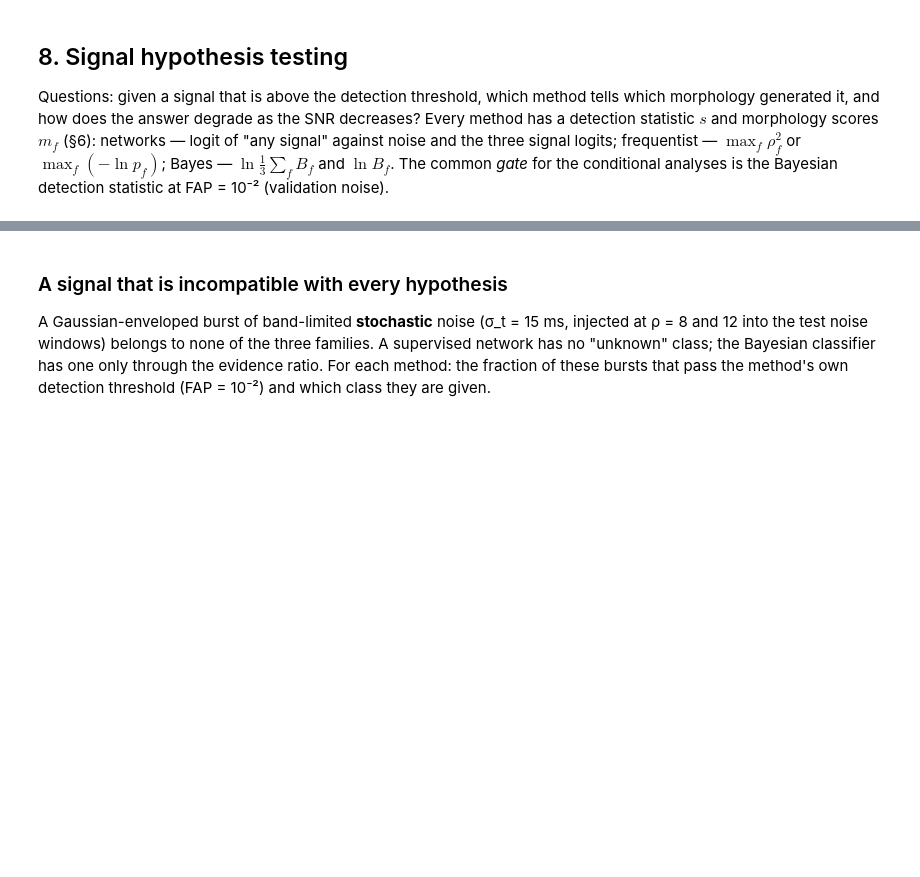
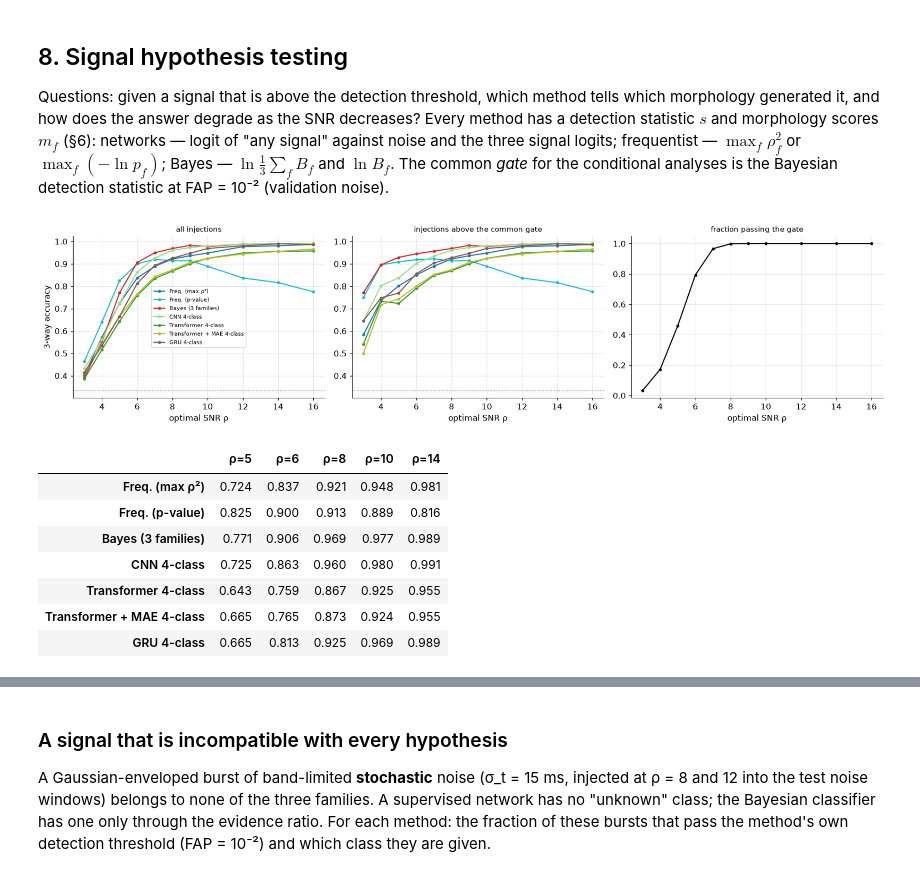
Before and after one commit to gmoretti03/GWOSC, a Jupyter notebook: Code_General/06_sequence_models_hypothesis_testing.ipynb, the cells around one changed output, grey strips where cells are left out. Cells and saved outputs as stored; diff of their text form; code cells hidden in the pictures; blank space fills up the shorter version.

```diff
--- a/Code_General/06_sequence_models_hypothesis_testing.ipynb
+++ b/Code_General/06_sequence_models_hypothesis_testing.ipynb
@@ -425,34 +529,44 @@ Questions: given a signal that is above the detection threshold, which method te
 # %%
 MC = ["Freq. (max ρ²)", "Freq. (p-value)", "Bayes (3 families)", "CNN 4-class", "Transformer 4-class", "Transformer + MAE 4-class", "GRU 4-class"]
 mcol = {"Freq. (max ρ²)": g.COLORS["freq"], "Freq. (p-value)": "#17becf", "Bayes (3 families)": g.COLORS["bayes"], "CNN 4-class": "#98df8a", "Transformer 4-class": g.COLORS["ml"], "Transformer + MAE 4-class": "#bcbd22", "GRU 4-class": "#8c564b"}
 def decide4(name, st):
     """4-class decision: noise below the FAP = 1e-2 threshold of the method's own statistic, else the highest morphology score."""
     s, m = st[name]; return np.where(s > thr(name, FAP), 1 + m.argmax(1), 0)
 TRUE = {k: i + 1 for i, k in enumerate(g.MORPHS)}
 gate = lambda st: st["Bayes (3 families)"][0] > thr("Bayes (3 families)", FAP)
 
 # 3-way accuracy among signals vs SNR: all injections and injections that pass the common gate
 acc_all = {n: {k: [] for k in g.MORPHS} for n in MC}; acc_gate = {n: [] for n in MC}; frac_gate = []
 for snr in SNRS:
     ok = {n: [] for n in MC}; kept = []
     for k in g.MORPHS:
         st = ST[(k, snr)]; gt = gate(st); kept.append(gt)
         for n in MC:
             hit = st[n][1].argmax(1) == TRUE[k] - 1; acc_all[n][k].append(hit.mean()); ok[n].append(hit[gt])
     for n in MC: acc_gate[n].append(np.concatenate(ok[n]).mean() if np.concatenate(kept).any() else np.nan)
     frac_gate.append(np.concatenate(kept).mean())
 fig, ax = plt.subplots(1, 3, figsize=(16, 4), sharey=False)
 for n in MC:
     ax[0].plot(SNRS, np.mean([acc_all[n][k] for k in g.MORPHS], 0), color=mcol[n], marker="o", ms=3, label=n)
     ax[1].plot(SNRS, acc_gate[n], color=mcol[n], marker="o", ms=3)
-ax[0].set_title("morphology accuracy, all injections"); ax[1].set_title("morphology accuracy, injections above the common gate")
-ax[2].plot(SNRS, frac_gate, "k-o", ms=3); ax[2].set_title("fraction passing the gate (Bayes, FAP 1e-2)")
+ax[0].set_title("all injections", fontsize=10); ax[1].set_title("injections above the common gate", fontsize=10)
+ax[2].plot(SNRS, frac_gate, "k-o", ms=3); ax[2].set_title("fraction passing the gate", fontsize=10)
 for a in ax: a.set_xlabel("optimal SNR ρ")
 ax[0].set_ylabel("3-way accuracy"); ax[0].axhline(1 / 3, color="grey", ls=":", lw=.8); ax[1].axhline(1 / 3, color="grey", ls=":", lw=.8); ax[0].legend(fontsize=7.5)
-g.savefig(fig, "fig06_morphology_accuracy"); plt.show()
+fig.tight_layout(); g.savefig(fig, "fig06_morphology_accuracy"); plt.show()
 acc_tab = pd.DataFrame({n: [np.mean([acc_all[n][k][SNRS.index(s)] for k in g.MORPHS]) for s in (5, 6, 8, 10, 14)] for n in MC}, index=["ρ=5", "ρ=6", "ρ=8", "ρ=10", "ρ=14"]).T
 summary["morphology_accuracy"] = dict(snr=SNRS, all={n: np.mean([acc_all[n][k] for k in g.MORPHS], 0).tolist() for n in MC}, gated={n: acc_gate[n] for n in MC}, gate_fraction=frac_gate)
 acc_tab.round(3)
+# %% [output]
+[figure, added]
+|  | ρ=5 | ρ=6 | ρ=8 | ρ=10 | ρ=14 |
+| Freq. (max ρ²) | 0.724 | 0.837 | 0.921 | 0.948 | 0.981 |
+| Freq. (p-value) | 0.825 | 0.900 | 0.913 | 0.889 | 0.816 |
+| Bayes (3 families) | 0.771 | 0.906 | 0.969 | 0.977 | 0.989 |
+| CNN 4-class | 0.725 | 0.863 | 0.960 | 0.980 | 0.991 |
+| Transformer 4-class | 0.643 | 0.759 | 0.867 | 0.925 | 0.955 |
+| Transformer + MAE 4-class | 0.665 | 0.765 | 0.873 | 0.924 | 0.955 |
+| GRU 4-class | 0.665 | 0.813 | 0.925 | 0.969 | 0.989 |
 # %%
 # confusion matrices at rho = 8 (rows: truth, columns: decision; noise row from the test noise windows)
 SNR_C = 8
```
Also changed, not shown: parts of 23 cells of this notebook, 18 other files.
